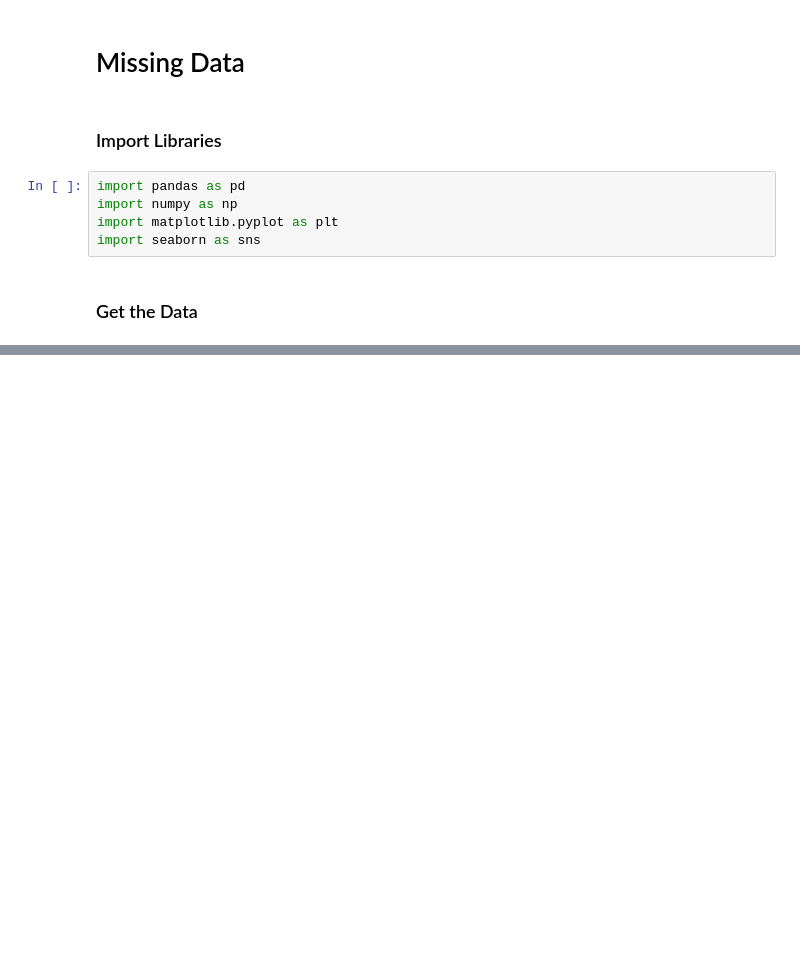
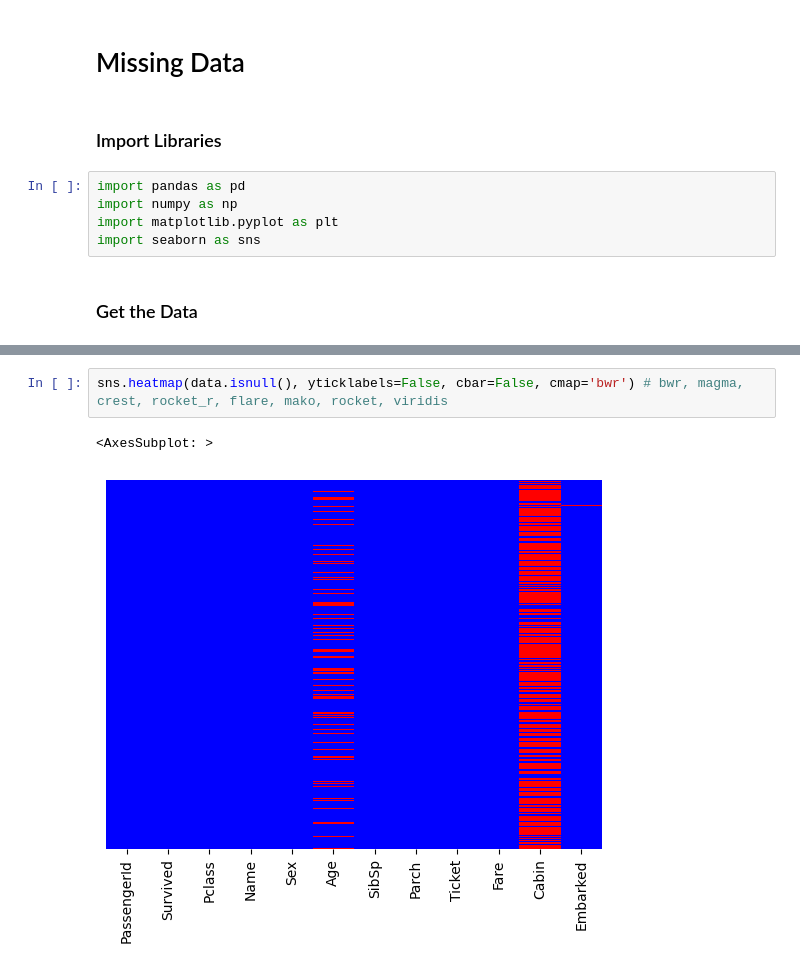
Before and after one commit to Saba-a11/Machine-Learning, a Jupyter notebook: MissingData.ipynb, the cells around one changed output, grey strips where cells are left out. Cells and saved outputs as stored; diff of their text form; blank space fills up the shorter version.

```diff
--- a/MissingData.ipynb
+++ b/MissingData.ipynb
@@ -21,0 +62,5 @@ data.head()
+# %%
+sns.heatmap(data.isnull(), yticklabels=False, cbar=False, cmap='bwr') # bwr, magma, crest, rocket_r, flare, mako, rocket, viridis
+# %% [output]
+<AxesSubplot: >
+[figure, added]
```
Also changed, not shown: parts of 10 cells of this notebook.
